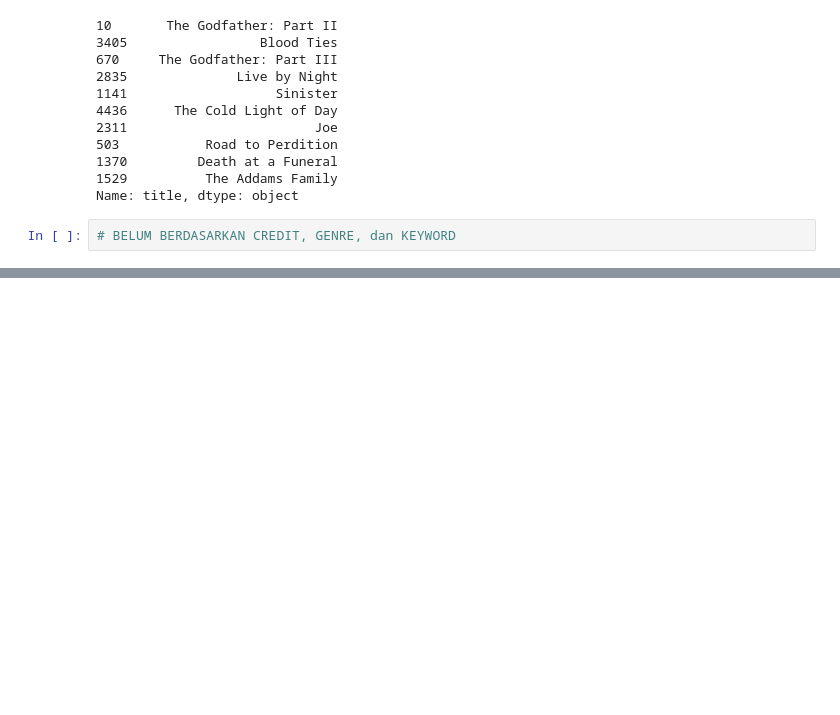
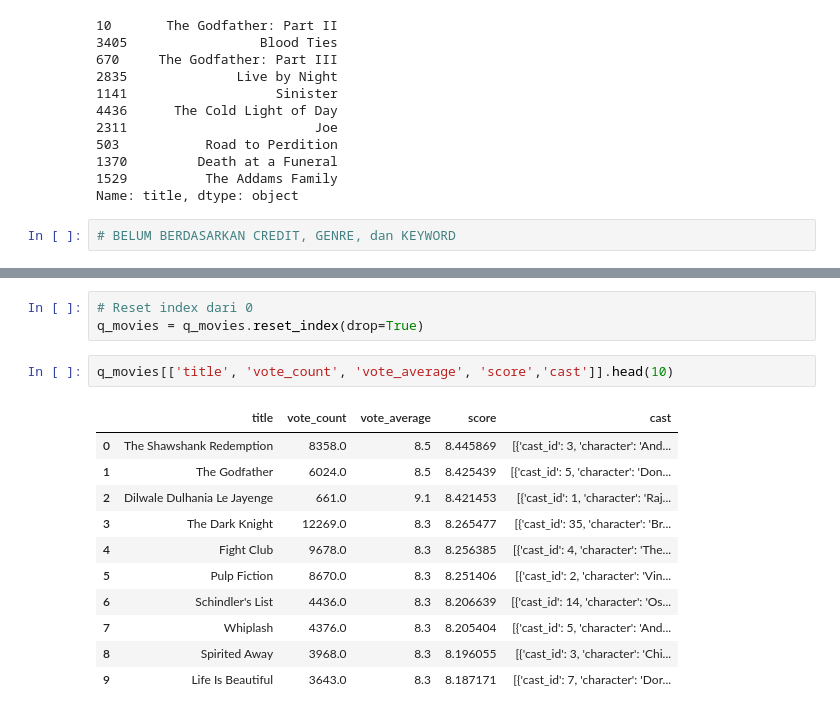
Before and after one commit to IrfanChairurrachman/simple-recommender-movie, a Jupyter notebook: Python_Recommender.ipynb, the cells around one changed output, grey strips where cells are left out. Saved outputs shown, nothing was run; the diff lists cells and outputs as text; blank space fills up the shorter version.

```diff
--- a/Python_Recommender.ipynb
+++ b/Python_Recommender.ipynb
@@ -275,0 +328,17 @@ Name: title, dtype: object
+# %%
+# Reset index dari 0
+q_movies = q_movies.reset_index(drop=True)
+# %%
+q_movies[['title', 'vote_count', 'vote_average', 'score','cast']].head(10)
+# %% [output]
+|  | title | vote_count | vote_average | score | cast |
+| 0 | The Shawshank Redemption | 8358.0 | 8.5 | 8.445869 | [{'cast_id': 3, 'character': 'And... |
+| 1 | The Godfather | 6024.0 | 8.5 | 8.425439 | [{'cast_id': 5, 'character': 'Don... |
+| 2 | Dilwale Dulhania Le Jayenge | 661.0 | 9.1 | 8.421453 | [{'cast_id': 1, 'character': 'Raj... |
+| 3 | The Dark Knight | 12269.0 | 8.3 | 8.265477 | [{'cast_id': 35, 'character': 'Br... |
+| 4 | Fight Club | 9678.0 | 8.3 | 8.256385 | [{'cast_id': 4, 'character': 'The... |
+| 5 | Pulp Fiction | 8670.0 | 8.3 | 8.251406 | [{'cast_id': 2, 'character': 'Vin... |
+| 6 | Schindler's List | 4436.0 | 8.3 | 8.206639 | [{'cast_id': 14, 'character': 'Os... |
+| 7 | Whiplash | 4376.0 | 8.3 | 8.205404 | [{'cast_id': 5, 'character': 'And... |
+| 8 | Spirited Away | 3968.0 | 8.3 | 8.196055 | [{'cast_id': 3, 'character': 'Chi... |
+| 9 | Life Is Beautiful | 3643.0 | 8.3 | 8.187171 | [{'cast_id': 7, 'character': 'Dor... |
```
Also changed, not shown: parts of 28 cells of this notebook.
